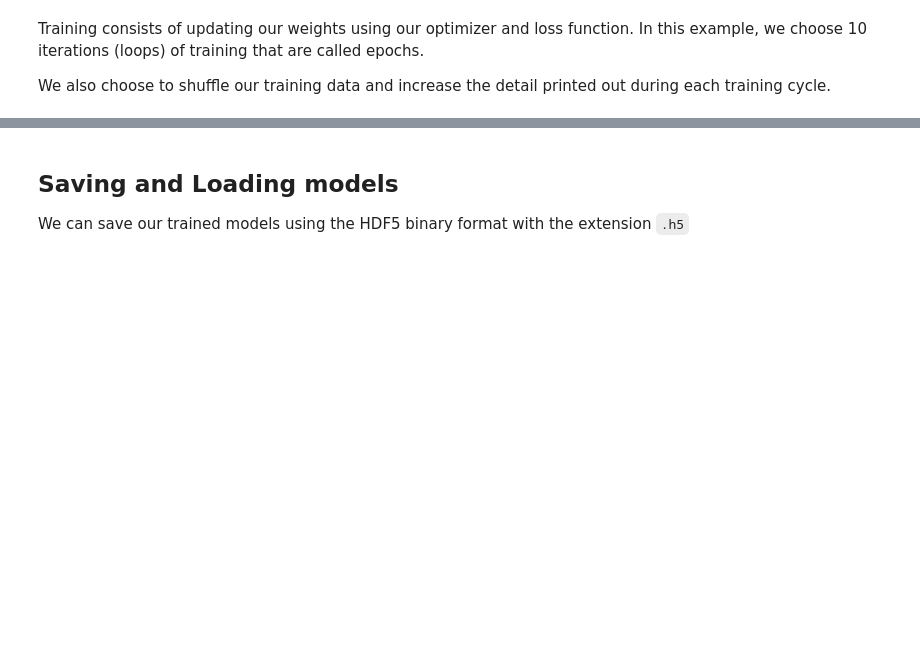
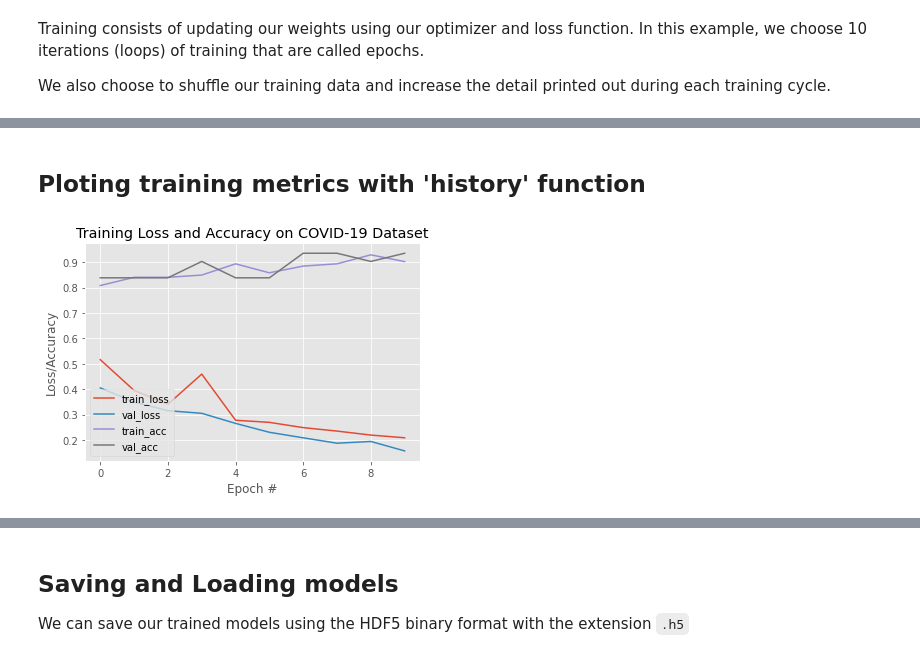
Before and after one commit to MPdeM/imaging_diagnosis, a Jupyter notebook: BuildModel.ipynb, the cells around one changed output, grey strips where cells are left out. Cells and saved outputs as stored; diff of their text form; code cells hidden in the pictures; blank space fills up the shorter version.

```diff
--- a/BuildModel.ipynb
+++ b/BuildModel.ipynb
@@ -310,7 +299,3 @@ model.compile(loss="binary_crossentropy",
-# %%
-# Compile the model
-model.compile(loss="categorical_crossentropy",
-              optimizer="adam", metrics=['accuracy'])
 # %% [markdown]
 ## Model Summary
 # %%
@@ -337,7 +317,0 @@ Now that we have our model architecture defined, we must compile the model using
-# %%
-# Use categorical crossentropy for categorical data and mean squared error for regression
-# Hint: your output layer in this example is using software for logistic regression (categorical)
-# If your output layer activation was `linear` then you may want to use `mse` for loss
-model.compile(optimizer='adam',
-              loss='categorical_crossentropy',
-              metrics=['accuracy'])
@@ -347,12 +330,3 @@ model.compile(optimizer='adam',
 Training consists of updating our weights using our optimizer and loss function. In this example, we choose 10 iterations (loops) of training that are called epochs.
 
 We also choose to shuffle our training data and increase the detail printed out during each training cycle.
-# %%
-# Fit (train) the model
-model.fit(
-    X_train,
-    y_train,
-    epochs=10,
-    shuffle=True,
-    verbose=2
-)
@@ -380,0 +333,9 @@ Epoch 10/10
+# %%
+# train the head of the network
+print("[INFO] training head...")
+H = model.fit_generator(
+    trainAug.flow(trainX, trainY, batch_size=BS),
+    steps_per_epoch=len(trainX) // BS,
+    validation_data=(testX, testY),
+    validation_steps=len(testX) // BS,
+    epochs=EPOCHS)
@@ -380,0 +360,18 @@ Epoch 10/10
+# %% [markdown]
+## Ploting training metrics with 'history' function
+# %%
+# plot the training loss and accuracy
+N = EPOCHS
+plt.style.use("ggplot")
+plt.figure()
+plt.plot(np.arange(0, N), H.history["loss"], label="train_loss")
+plt.plot(np.arange(0, N), H.history["val_loss"], label="val_loss")
+plt.plot(np.arange(0, N), H.history["accuracy"], label="train_acc")
+plt.plot(np.arange(0, N), H.history["val_accuracy"], label="val_acc")
+plt.title("Training Loss and Accuracy on COVID-19 Dataset")
+plt.xlabel("Epoch #")
+plt.ylabel("Loss/Accuracy")
+plt.legend(loc="lower left")
+plt.savefig("plot.png")
+# %% [output]
+[figure, added]
```
Also changed, not shown: parts of 17 cells of this notebook.
